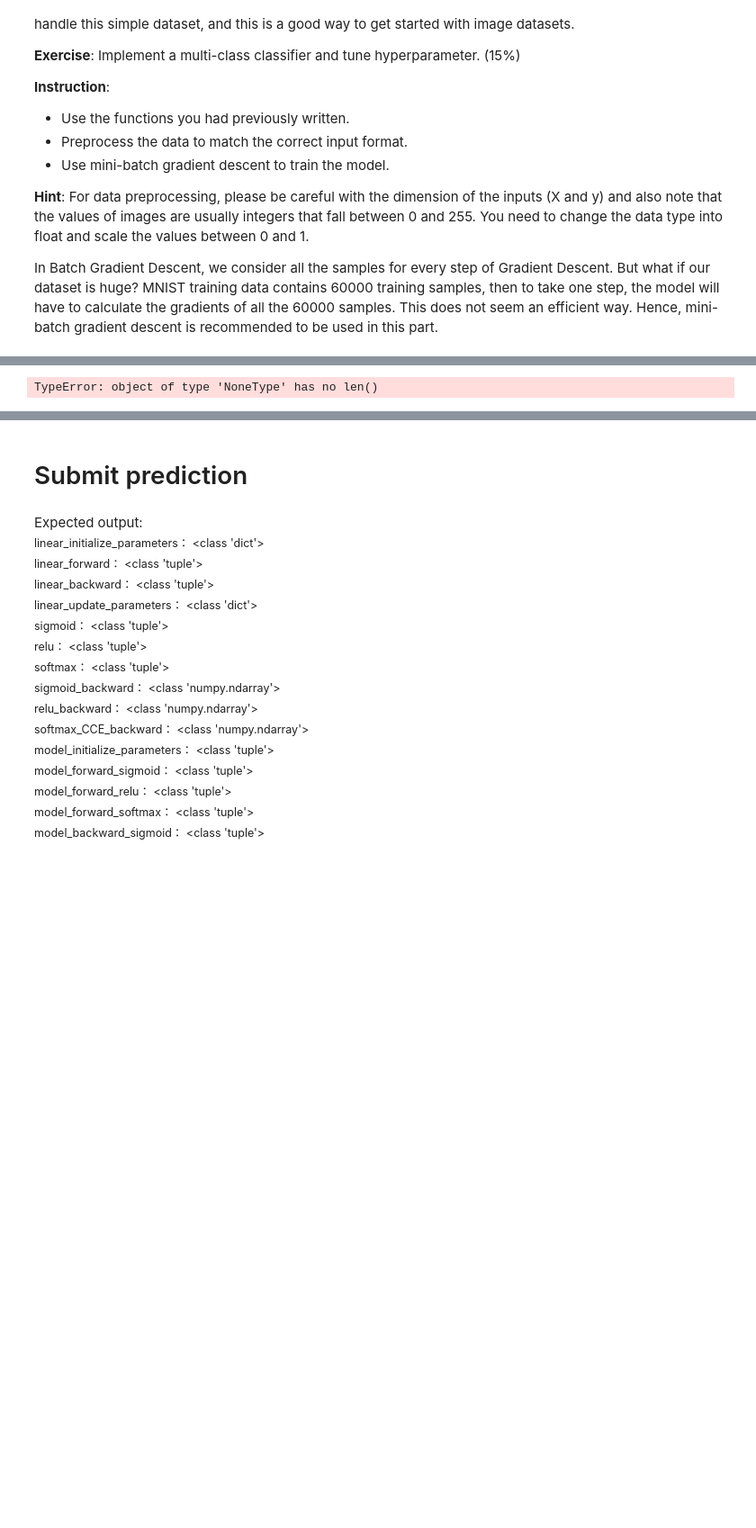
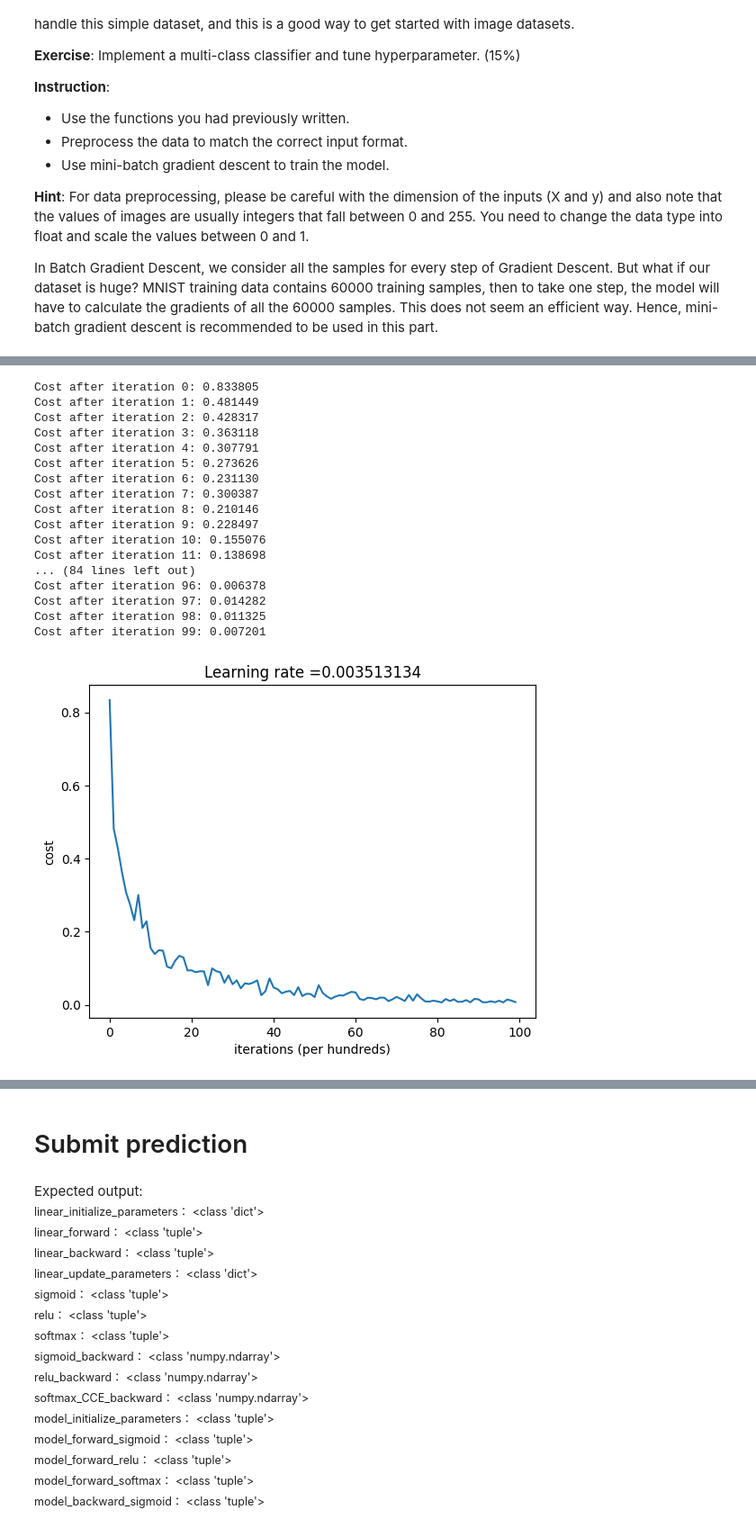
Before and after one commit to owen920831/Machine-Learning, a Jupyter notebook: hw3/HW3_Neural_Network.ipynb, the cells around one changed output, grey strips where cells are left out. Shown: that part at 90% size. Drawn from its saved outputs; the diff is of its cells as text; code cells hidden in the pictures; blank space fills up the shorter version.

```diff
--- a/hw3/HW3_Neural_Network.ipynb
+++ b/hw3/HW3_Neural_Network.ipynb
@@ -1459,7 +1458,9 @@ plt.show()
 
 # GRADED CODE: multi-class classification (Data preprocessing)
 ### START CODE HERE ###
-None
+n_rows = X.shape[0]
+for row in range(n_rows) :
+    X[row] = (X[row] - X[row].min()) / (X[row].max() - X[row].min())
 ### END CODE HERE ###
 
 print("shape of X_train: " + str(X_train.shape))
@@ -1468,7 +1469,10 @@ print("shape of X_test: " + str(X_test.shape))
 
 # GRADED CODE: multi-class classification (Data preprocessing)
 ### START CODE HERE ###
-None
+X_train = X_train.reshape(X_train.shape[0], X_train.shape[1]*X_train.shape[2]).T
+X_test = X_test.reshape(X_test.shape[0], X_test.shape[1]*X_test.shape[2]).T
+#y_train = y_train.reshape(y_train.shape[0], 1).T
+#print(y_train)
 ### END CODE HERE ###
 
 print("shape of X_train: " + str(X_train.shape))
@@ -1510,8 +1543,8 @@ def random_mini_batches(X, Y, mini_batch_size = 64):
 
     # Step 1: Shuffle (X, Y)
     permutation = list(np.random.permutation(m))
-    shuffled_X = None
-    shuffled_Y = None
+    shuffled_X = X[:, permutation]
+    shuffled_Y = Y[:, permutation]
 
     inc = mini_batch_size
 
@@ -1520,64 +1553,82 @@ def random_mini_batches(X, Y, mini_batch_size = 64):
     num_complete_minibatches = math.floor(m / mini_batch_size) # number of mini batches of size mini_batch_size in your partitionning
     for k in range(0, num_complete_minibatches):
         # (approx. 2 lines)
-        mini_batch_X = None
-        mini_batch_Y = None
+        mini_batch_X = shuffled_X[:, k*inc: (k+1)*inc]
+        mini_batch_Y = shuffled_Y[:, k*inc: (k+1)*inc]
         mini_batch = (mini_batch_X, mini_batch_Y)
         mini_batches.append(mini_batch)
 
     # For handling the end case (last mini-batch < mini_batch_size i.e less than 64)
     if m % mini_batch_size != 0:
         #(approx. 2 lines)
-        mini_batch_X = None
-        mini_batch_Y = None
+        mini_batch_X = shuffled_X[:, (num_complete_minibatches+1)*inc: ]
+        mini_batch_Y = shuffled_Y[:, (num_complete_minibatches+1)*inc: ]
         mini_batch = (mini_batch_X, mini_batch_Y)
         mini_batches.append(mini_batch)
 
     return mini_batches
 
 
-layers_dims = None
-activation_fn = None
-learning_rate = None
-num_iterations = None
-batch_size = None
+layers_dims = [784, 450, 279, 128, 61, 10]
+activation_fn = ["relu", "relu","relu", "relu", "softmax"]
+learning_rate = 0.003413134
+num_iterations = 100
+batch_size = 600
 print_cost = True
 classes = 10
 costs = []                         # keep track of cost
 model = Model(layers_dims, activation_fn)
 
 # Loop (gradient descent)
 for i in range(0, num_iterations):
     mini_batches = random_mini_batches(X_train, y_train, batch_size)
     for batch in mini_batches:
         x_batch, y_batch = batch
 
         # forward
-        AL = None
+        #x_batch = x_batch.T
+        AL = model.forward(x_batch)
 
         # compute cost
         if classes == 2:
-            cost = None
+            cost = compute_BCE_cost(AL, y_batch)
         else:
-            cost = None
+            cost = compute_CCE_cost(AL, y_batch)
 
         # backward
-        dA_prev = None
+        dA_prev = model.backward(AL, y_batch)
         # update
-        None
+        model.update(learning_rate)
 
-    if print_cost and i % 100 == 0:
+    if print_cost and i % 1 == 0:
         print ("Cost after iteration %i: %f" %(i, cost))
         costs.append(cost)
 
 # plot the cost
 plt.plot(np.squeeze(costs))
 plt.ylabel('cost')
 plt.xlabel('iterations (per hundreds)')
 plt.title("Learning rate =" + str(learning_rate))
 plt.show()
 ### END CODE HERE ###
 # %% [output]
-TypeError: object of type 'NoneType' has no len()
+Cost after iteration 0: 0.833805
+Cost after iteration 1: 0.481449
+Cost after iteration 2: 0.428317
+Cost after iteration 3: 0.363118
+Cost after iteration 4: 0.307791
+Cost after iteration 5: 0.273626
+Cost after iteration 6: 0.231130
+Cost after iteration 7: 0.300387
+Cost after iteration 8: 0.210146
+Cost after iteration 9: 0.228497
+Cost after iteration 10: 0.155076
+Cost after iteration 11: 0.138698
+... (84 lines left out)
+Cost after iteration 96: 0.006378
+Cost after iteration 97: 0.014282
+Cost after iteration 98: 0.011325
+Cost after iteration 99: 0.007201
+[figure, added]
 # %%
 pred_train = predict(X_train, y_train, model, 10)
```
Also changed, not shown: parts of 11 cells of this notebook.
